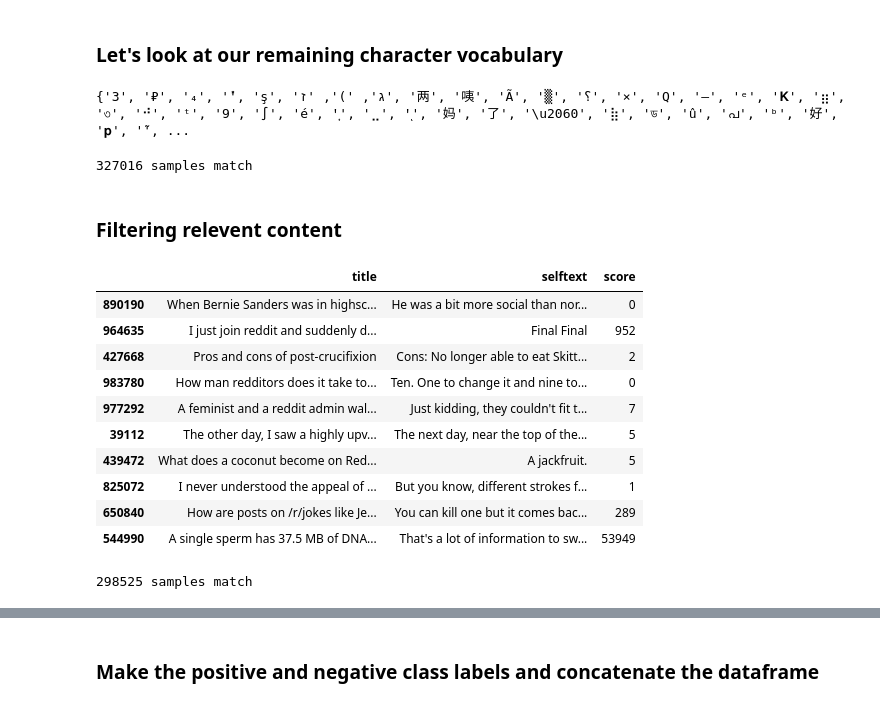
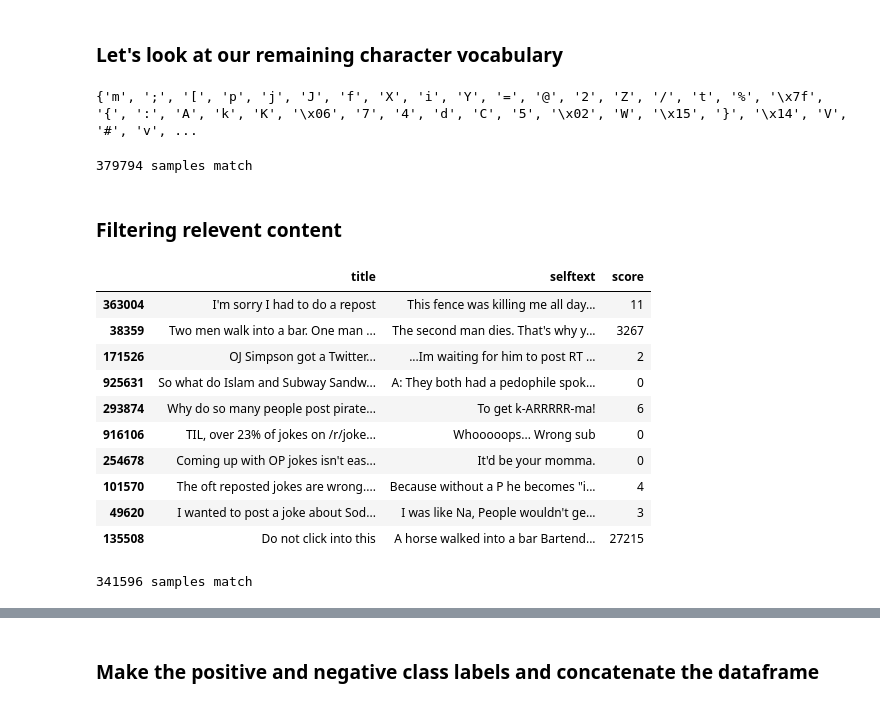
Before and after one commit to Pooret/jokes, a Jupyter notebook: data wrangling.ipynb, the cells around one changed output, grey strips where cells are left out. Cells and saved outputs as stored; diff of their text form; code cells hidden in the pictures.

```diff
--- a/data wrangling.ipynb
+++ b/data wrangling.ipynb
@@ -178,3 +246,0 @@ Wall time: 9min 18s
-# %%
-%%time
-df_cleaned[['title', 'selftext']] = df_cleaned[['title','selftext']].applymap(lambda x: emoji.get_emoji_regexp().sub(r'', x))
@@ -210,7 +281,7 @@ for doc in tqdm(df_cleaned[['title', 'selftext']].values):
             uniq_char.add(char)
 print(uniq_char)
 # %% [output]
-{'3', '₽', '₄', '̽', 'ş', 'ג', ')', 'ז', '两', '咦', 'Ã', '▒', '؟', '×', 'Q', '–', 'ᵉ', '𝐊', '⣶', '৩', '⠚', 'ᵗ', '9', '∫', 'é', '͎', '⣀', 'ͅ', '妈', '了', '\u2060', '⣷', 'ড', 'û', 'പ', 'ᵇ', '好', '𝐩', '̃', ...
+{'m', ';', '[', 'p', 'j', 'J', 'f', 'X', 'i', 'Y', '=', '@', '2', 'Z', '/', 't', '%', '\x7f', '{', ':', 'A', 'k', 'K', '\x06', '7', '4', 'd', 'C', '5', '\x02', 'W', '\x15', '}', '\x14', 'V', '#', 'v', ...
 # %%
 # Filter entries that are short, but meet other necessary criteria
 # remove unnecessary whitespace
@@ -218,34 +289,35 @@ df_cleaned[['selftext', 'title']] = df_cleaned[['selftext', 'title']].applymap(l
 
 # get length
 df_cleaned['selftext_len'] = df_cleaned['selftext'].str.len()
-df_cleaned['title_len'] = df_cleaned['selftext'].str.len()
+df_cleaned['title_len'] = df_cleaned['title'].str.len()
 
 # boolean masks to filter for length
-title_window = (df_cleaned['title_len'] > 1) & (df_cleaned['title_len'] < TITLE_MAX_LEN)
-selftext_window = (df_cleaned['selftext_len'] > 1) & (df_cleaned['selftext_len'] < SELFTEXT_MAX_LEN)
+title_window = (df_cleaned['title_len'] > 0) & (df_cleaned['title_len'] < TITLE_MAX_LEN)
+selftext_window = (df_cleaned['selftext_len'] > 0) & (df_cleaned['selftext_len'] < SELFTEXT_MAX_LEN)
 
 # apply masks to filter
 df_cleaned = df_cleaned[selftext_window & title_window]
 print(f"{len(df_cleaned[~neg_class])} samples match")
 # %% [output]
-327016 samples match
+379794 samples match
 # %% [markdown]
 ### Filtering relevent content
 # %%
 # meta jokes
 # boolean mask that identifies strings with reddit posts
 PATTERN = r"(\s\/?[ur]\/\D)|(\sclick\s)|(sub)?(reddit)|\S(vote)s?|(\sop\s)|https?\S+|([a-z]?(re)?post(?=(ed)|[^a-z]|$))|_"
 is_meta = df_cleaned['title'].str.lower().str.contains(PATTERN, regex=True) | df_cleaned['selftext'].str.lower().str.contains(PATTERN, regex=True)
-df_cleaned[is_meta].sample(10)[['title', 'selftext', 'score']]
+display(df_cleaned[is_meta].sample(10)[['title', 'selftext', 'score']])
+df_cleaned = df_cleaned[~is_meta]
 # %% [output]
 |  | title | selftext | score |
-| 890190 | When Bernie Sanders was in highsc... | He was a bit more social than nor... | 0 |
-| 964635 | I just join reddit and suddenly d... | Final Final | 952 |
-| 427668 | Pros and cons of post-crucifixion | Cons: No longer able to eat Skitt... | 2 |
-| 983780 | How man redditors does it take to... | Ten. One to change it and nine to... | 0 |
-| 977292 | A feminist and a reddit admin wal... | Just kidding, they couldn't fit t... | 7 |
-| 39112 | The other day, I saw a highly upv... | The next day, near the top of the... | 5 |
-| 439472 | What does a coconut become on Red... | A jackfruit. | 5 |
-| 825072 | I never understood the appeal of ... | But you know, different strokes f... | 1 |
-| 650840 | How are posts on /r/jokes like Je... | You can kill one but it comes bac... | 289 |
-| 544990 | A single sperm has 37.5 MB of DNA... | That's a lot of information to sw... | 53949 |
+| 363004 | I'm sorry I had to do a repost | This fence was killing me all day... | 11 |
+| 38359 | Two men walk into a bar. One man ... | The second man dies. That's why y... | 3267 |
+| 171526 | OJ Simpson got a Twitter... | ...Im waiting for him to post RT ... | 2 |
+| 925631 | So what do Islam and Subway Sandw... | A: They both had a pedophile spok... | 0 |
+| 293874 | Why do so many people post pirate... | To get k-ARRRRR-ma! | 6 |
+| 916106 | TIL, over 23% of jokes on /r/joke... | Whooooops... Wrong sub | 0 |
+| 254678 | Coming up with OP jokes isn't eas... | It'd be your momma. | 0 |
+| 101570 | The oft reposted jokes are wrong.... | Because without a P he becomes "i... | 4 |
+| 49620 | I wanted to post a joke about Sod... | I was like Na, People wouldn't ge... | 3 |
+| 135508 | Do not click into this | A horse walked into a bar Bartend... | 27215 |
@@ -263,8 +332,5 @@ df_cleaned = df_cleaned[~is_offensive]
 # %%
-# Filter entries that are short, but meet other necessary criteria again
-# remove unnecessary whitespace
-df_cleaned[['selftext', 'title']] = df_cleaned[['selftext', 'title']].applymap(lambda x:" ".join(str(x).split()))
-
+# Filter entries for necessary criteria again
 # boolean masks to filter for length
 title_window = (df_cleaned['title_len'] > 2) & (df_cleaned['title_len'] < TITLE_MAX_LEN)
 selftext_window = (df_cleaned['selftext_len'] > 2) & (df_cleaned['selftext_len'] < SELFTEXT_MAX_LEN)
@@ -273,7 +339,7 @@ selftext_window = (df_cleaned['selftext_len'] > 2) & (df_cleaned['selftext_len']
 df_cleaned = df_cleaned[selftext_window & title_window]
 print(f"{len(df_cleaned[~neg_class])} samples match")
 # %% [output]
-298525 samples match
+341596 samples match
 # %%
 # returns boolean mask and updated_class sizes for binary classification.
 # boolean mask is for instances in the positive class that meet arguments
```
Also changed, not shown: parts of 33 cells of this notebook.
